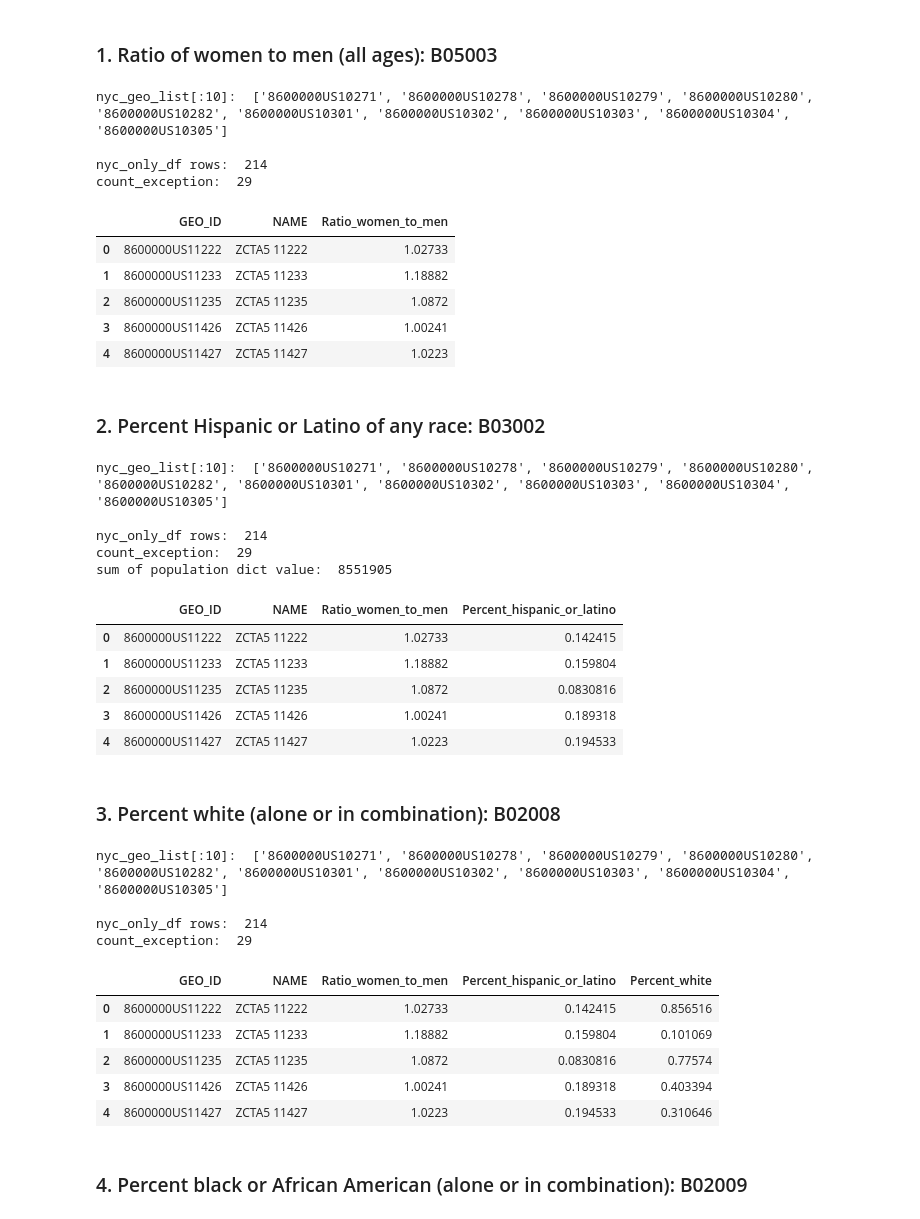
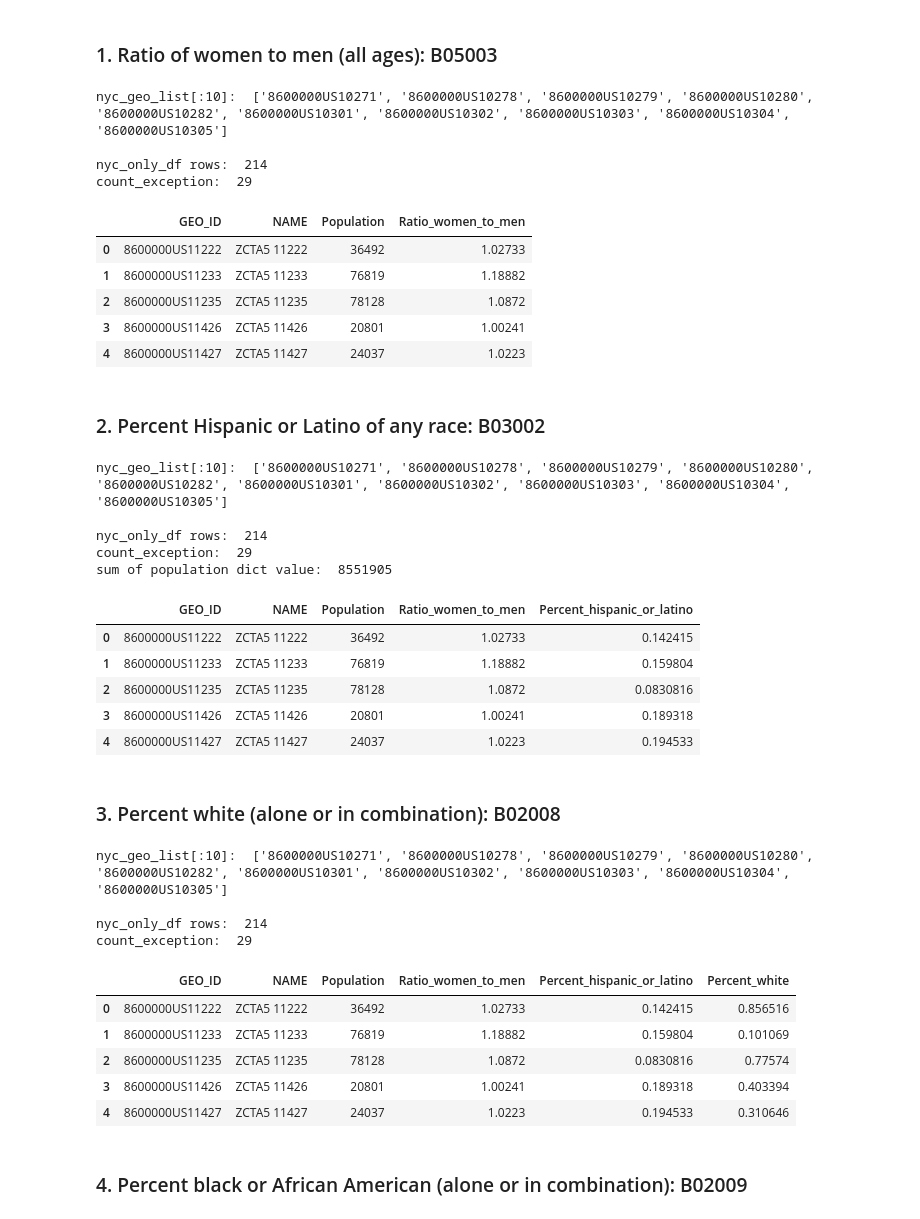
Before and after one commit to meettyj/Telemedicine, a Jupyter notebook: preprocessing/ACS2018.ipynb, the cells around one changed output. Drawn from its saved outputs; the diff is of its cells as text; code cells hidden in the pictures.

Commit message:
update population

```diff
--- a/preprocessing/ACS2018.ipynb
+++ b/preprocessing/ACS2018.ipynb
@@ -44,16 +44,32 @@ temp_total_population_num_feature = 'B01001_001E' # Estimate!!Total
 population_dict = {}
 
 # result data frame
+# result data frame
+result_df = pd.DataFrame(columns=['GEO_ID', 'NAME', 'Population'])
+count_exception = 0
 for i, row in B01001_nyc_only_df.iterrows():
+    try:
+        result_df.loc[i] = [row['GEO_ID'], row['NAME'], row[temp_total_population_num_feature]]
+    except:
+        print(i)
+        # print('row[female_num_feature]: ', row[female_num_feature])
+        # print('row[male_num_feature]: ', row[male_num_feature])
+        count_exception += 1
+        result_df.loc[i] = [row['GEO_ID'], row['NAME'], 'None'] # Both row[female_num_feature] and row[male_num_feature] is 0
+
     # we need to record the population of different zip code areas,
     # Since this is the first time to encounter population in different zip code areas.
     if row['GEO_ID'] in population_dict:
         print('we already have one')
     population_dict[row['GEO_ID']] = row[temp_total_population_num_feature]
 
+print('count_exception: ', count_exception)
+
 # test if we get the right population
 # print('population_dict: ', population_dict)
 print('sum of population dict value: ', sum([v for _, v in population_dict.items()]))
+
+result_df.head()
 # %% [output]
 nyc_geo_list[:10]:  ['8600000US10271', '8600000US10278', '8600000US10279', '8600000US10280', '8600000US10282', '8600000US10301', '8600000US10302', '8600000US10303', '8600000US10304', '8600000US10305']
 
@@ -64,42 +87,42 @@ sum of population dict value:  8551905
 # %%
 # read data
 B05003_dir_path = 'ACSDT5Y2018.B05003_2020-04-15T173748/'
 B05003_file_name = 'ACSDT5Y2018.B05003_data_with_overlays_2020-04-15T173740.csv'
 B05003_df = pd.read_csv(data_dir_path + B05003_dir_path + B05003_file_name)
 
 # get nyc only data frame
 B05003_nyc_only_df = get_nyc_only_df(B05003_df, zcta5_list)
 
 # get the needed features(columns)
 male_num_feature = 'B05003_002E' # Estimate!!Total!!Male
 female_num_feature = 'B05003_013E' # Estimate!!Total!!Female
 
 # result data frame
-result_df = pd.DataFrame(columns=['GEO_ID', 'NAME', 'Ratio_women_to_men'])
+result_df['Ratio_women_to_men'] = 'None'
 count_exception = 0
 for i, row in B05003_nyc_only_df.iterrows():
     try:
-        result_df.loc[i] = [row['GEO_ID'], row['NAME'], row[female_num_feature]/row[male_num_feature]]
+        result_df.loc[result_df['GEO_ID'] == row['GEO_ID'], 'Ratio_women_to_men'] = row[female_num_feature]/row[male_num_feature]
     except:
         # print(i)
         # print('row[female_num_feature]: ', row[female_num_feature])
         # print('row[male_num_feature]: ', row[male_num_feature])
         count_exception += 1
-        result_df.loc[i] = [row['GEO_ID'], row['NAME'], 'None'] # Both row[female_num_feature] and row[male_num_feature] is 0
+        result_df.loc[result_df['GEO_ID'] == row['GEO_ID'], 'Ratio_women_to_men'] = 'None'
 
 print('count_exception: ', count_exception)
 result_df.head()
 # %% [output]
 nyc_geo_list[:10]:  ['8600000US10271', '8600000US10278', '8600000US10279', '8600000US10280', '8600000US10282', '8600000US10301', '8600000US10302', '8600000US10303', '8600000US10304', '8600000US10305']
 
 nyc_only_df rows:  214
 count_exception:  29
-|  | GEO_ID | NAME | Ratio_women_to_men |
-| 0 | 8600000US11222 | ZCTA5 11222 | 1.02733 |
-| 1 | 8600000US11233 | ZCTA5 11233 | 1.18882 |
-| 2 | 8600000US11235 | ZCTA5 11235 | 1.0872 |
-| 3 | 8600000US11426 | ZCTA5 11426 | 1.00241 |
-| 4 | 8600000US11427 | ZCTA5 11427 | 1.0223 |
+|  | GEO_ID | NAME | Population | Ratio_women_to_men |
+| 0 | 8600000US11222 | ZCTA5 11222 | 36492 | 1.02733 |
+| 1 | 8600000US11233 | ZCTA5 11233 | 76819 | 1.18882 |
+| 2 | 8600000US11235 | ZCTA5 11235 | 78128 | 1.0872 |
+| 3 | 8600000US11426 | ZCTA5 11426 | 20801 | 1.00241 |
+| 4 | 8600000US11427 | ZCTA5 11427 | 24037 | 1.0223 |
 # %% [markdown]
 ### 2. Percent Hispanic or Latino of any race: B03002
 # %%
@@ -149,12 +172,12 @@ nyc_geo_list[:10]:  ['8600000US10271', '8600000US10278', '8600000US10279', '8600
 nyc_only_df rows:  214
 count_exception:  29
 sum of population dict value:  8551905
-|  | GEO_ID | NAME | Ratio_women_to_men | Percent_hispanic_or_latino |
-| 0 | 8600000US11222 | ZCTA5 11222 | 1.02733 | 0.142415 |
-| 1 | 8600000US11233 | ZCTA5 11233 | 1.18882 | 0.159804 |
-| 2 | 8600000US11235 | ZCTA5 11235 | 1.0872 | 0.0830816 |
-| 3 | 8600000US11426 | ZCTA5 11426 | 1.00241 | 0.189318 |
-| 4 | 8600000US11427 | ZCTA5 11427 | 1.0223 | 0.194533 |
+|  | GEO_ID | NAME | Population | Ratio_women_to_men | Percent_hispanic_or_latino |
+| 0 | 8600000US11222 | ZCTA5 11222 | 36492 | 1.02733 | 0.142415 |
+| 1 | 8600000US11233 | ZCTA5 11233 | 76819 | 1.18882 | 0.159804 |
+| 2 | 8600000US11235 | ZCTA5 11235 | 78128 | 1.0872 | 0.0830816 |
+| 3 | 8600000US11426 | ZCTA5 11426 | 20801 | 1.00241 | 0.189318 |
+| 4 | 8600000US11427 | ZCTA5 11427 | 24037 | 1.0223 | 0.194533 |
 # %% [markdown]
 ### 3. Percent white (alone or in combination): B02008
 # %%
@@ -191,12 +214,12 @@ nyc_geo_list[:10]:  ['8600000US10271', '8600000US10278', '8600000US10279', '8600
 
 nyc_only_df rows:  214
 count_exception:  29
-|  | GEO_ID | NAME | Ratio_women_to_men | Percent_hispanic_or_latino | Percent_white |
-| 0 | 8600000US11222 | ZCTA5 11222 | 1.02733 | 0.142415 | 0.856516 |
-| 1 | 8600000US11233 | ZCTA5 11233 | 1.18882 | 0.159804 | 0.101069 |
-| 2 | 8600000US11235 | ZCTA5 11235 | 1.0872 | 0.0830816 | 0.77574 |
-| 3 | 8600000US11426 | ZCTA5 11426 | 1.00241 | 0.189318 | 0.403394 |
-| 4 | 8600000US11427 | ZCTA5 11427 | 1.0223 | 0.194533 | 0.310646 |
+|  | GEO_ID | NAME | Population | Ratio_women_to_men | Percent_hispanic_or_latino | Percent_white |
+| 0 | 8600000US11222 | ZCTA5 11222 | 36492 | 1.02733 | 0.142415 | 0.856516 |
+| 1 | 8600000US11233 | ZCTA5 11233 | 76819 | 1.18882 | 0.159804 | 0.101069 |
+| 2 | 8600000US11235 | ZCTA5 11235 | 78128 | 1.0872 | 0.0830816 | 0.77574 |
+| 3 | 8600000US11426 | ZCTA5 11426 | 20801 | 1.00241 | 0.189318 | 0.403394 |
+| 4 | 8600000US11427 | ZCTA5 11427 | 24037 | 1.0223 | 0.194533 | 0.310646 |
 # %% [markdown]
 ### 4. Percent black or African American (alone or in combination): B02009
 # %%
```
Also changed, not shown: parts of 8 cells of this notebook.
